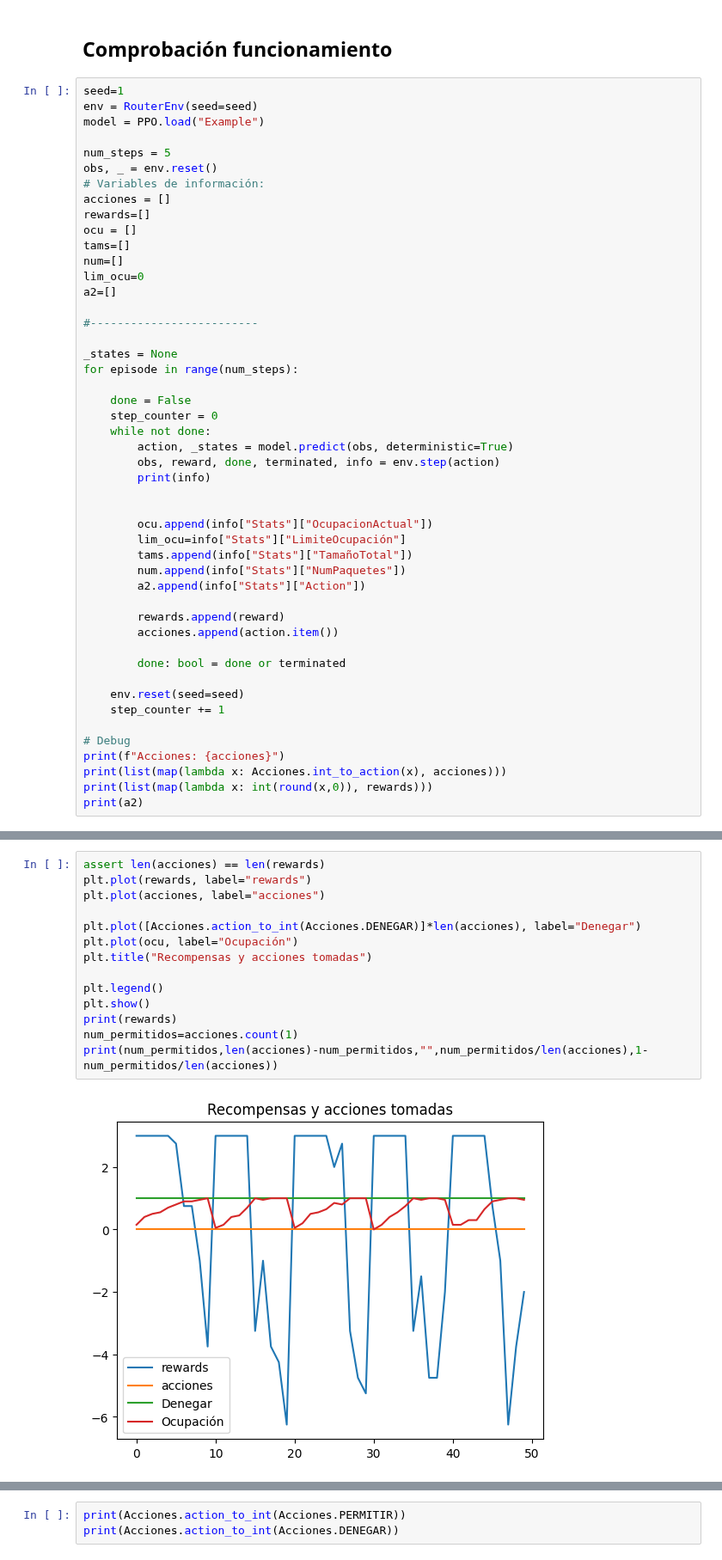
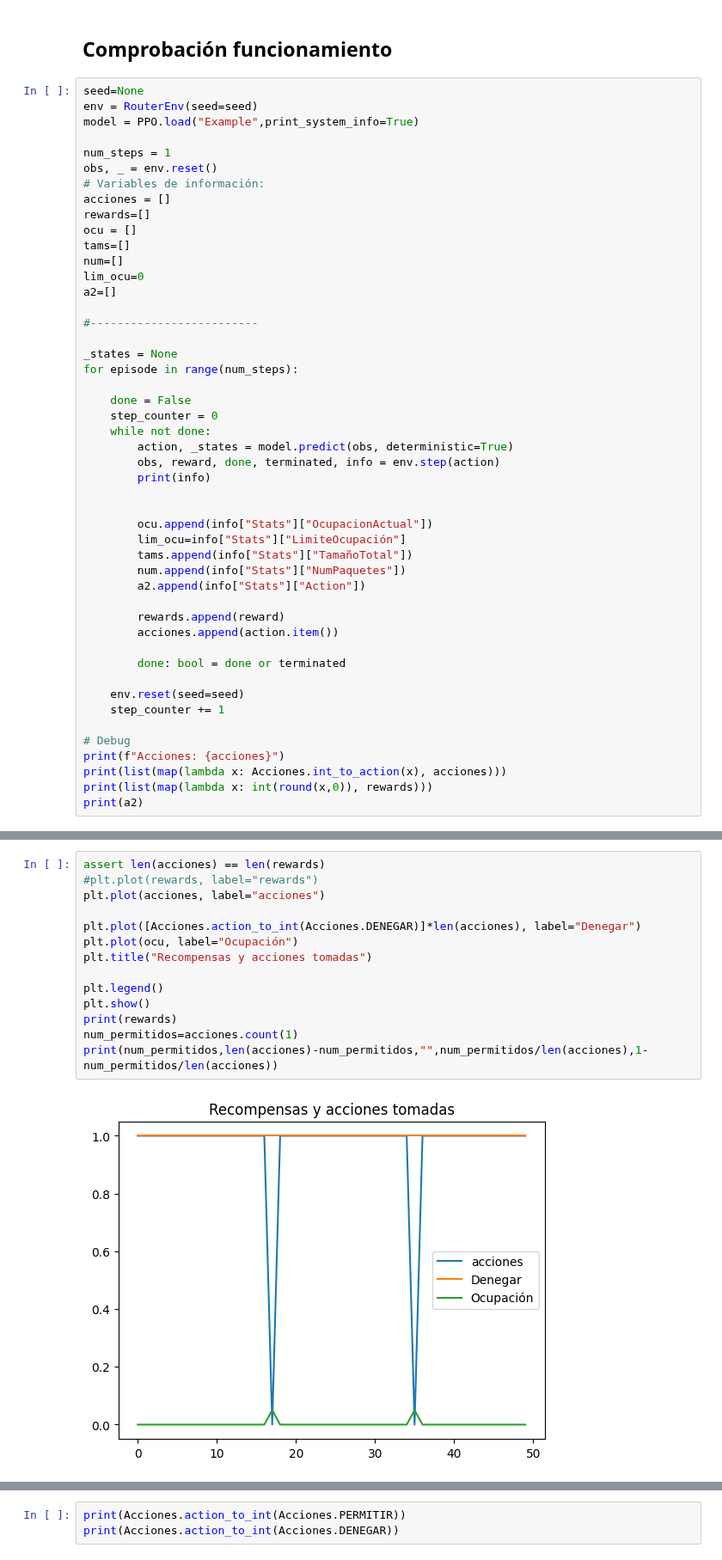
Before and after one commit to CesarRodrigu/GII-24.19-contramedidas-IoT-mediante-reinforcement-learning, a Jupyter notebook: RedInicial.ipynb, the cells around one changed output, grey strips where cells are left out. Shown at 86% size. Drawn from its saved outputs; the diff is of its cells as text.

```diff
--- a/RedInicial.ipynb
+++ b/RedInicial.ipynb
@@ -375,11 +409,11 @@ Tiempo medio: 0.00 micro-segundos de 0 iteraciones
 # %% [markdown]
 ## Comprobación funcionamiento
 # %%
-seed=1
+seed=None
 env = RouterEnv(seed=seed)
-model = PPO.load("Example")
+model = PPO.load("Example",print_system_info=True)
 
-num_steps = 5
+num_steps = 1
 obs, _ = env.reset()
 # Variables de información:
 acciones = []
@@ -443,16 +477,16 @@ Acciones: [0, 0, 0, 0, 0, 0, 0, 0, 0, 0, 0, 0, 0, 0, 0, 0, 0, 0, 0, 0, 0, 0, 0,
 # %%
 assert len(acciones) == len(rewards)
-plt.plot(rewards, label="rewards")
+#plt.plot(rewards, label="rewards")
 plt.plot(acciones, label="acciones")
 
 plt.plot([Acciones.action_to_int(Acciones.DENEGAR)]*len(acciones), label="Denegar")
 plt.plot(ocu, label="Ocupación")
 plt.title("Recompensas y acciones tomadas")
 
 plt.legend()
 plt.show()
 print(rewards)
 num_permitidos=acciones.count(1)
 print(num_permitidos,len(acciones)-num_permitidos,"",num_permitidos/len(acciones),1-num_permitidos/len(acciones))
 # %% [output]
-[figure, old version]
+[figure, new version]
```
Also changed, not shown: parts of 10 cells of this notebook, 1 other file.
